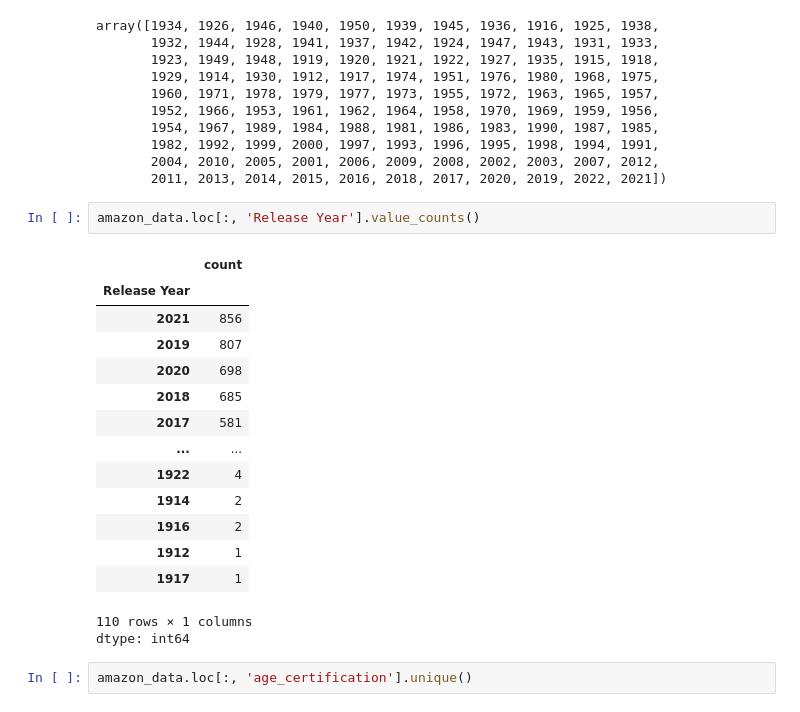
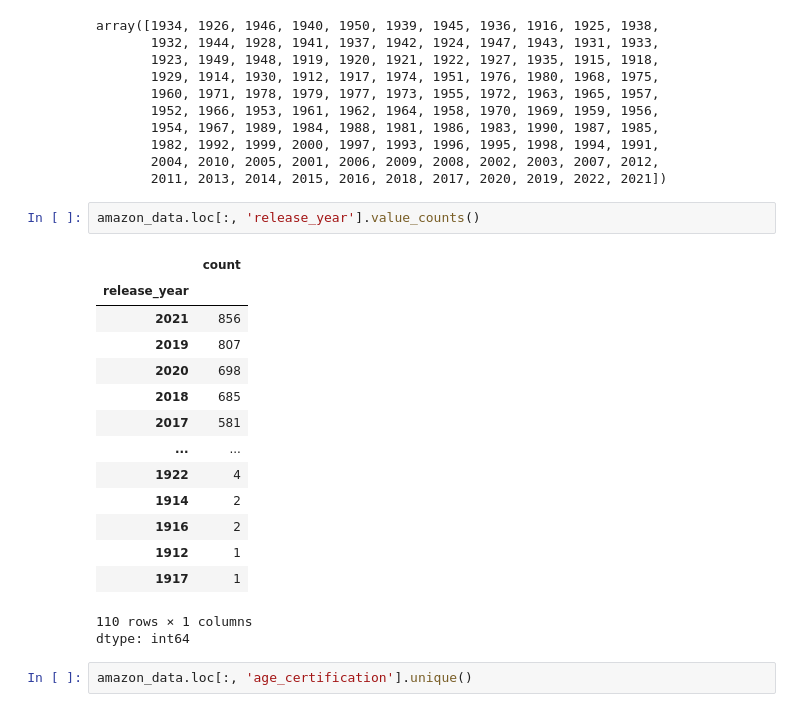
Before and after one commit to rasika123007/amazon_dataset_eda, a Jupyter notebook: Capstone_Project_Amazon_Prime_TV_Shows_And_Movies.ipynb, the cells around one changed output. Cells and saved outputs as stored; diff of their text form.

```diff
--- a/Capstone_Project_Amazon_Prime_TV_Shows_And_Movies.ipynb
+++ b/Capstone_Project_Amazon_Prime_TV_Shows_And_Movies.ipynb
@@ -533,10 +535,10 @@ array([1934, 1926, 1946, 1940, 1950, 1939, 1945, 1936, 1916, 1925, 1938,
        2004, 2010, 2005, 2001, 2006, 2009, 2008, 2002, 2003, 2007, 2012,
        2011, 2013, 2014, 2015, 2016, 2018, 2017, 2020, 2019, 2022, 2021])
 # %%
-amazon_data.loc[:, 'Release Year'].value_counts()
+amazon_data.loc[:, 'release_year'].value_counts()
 # %% [output]
 |  | count |
-| Release Year |  |
+| release_year |  |
 | 2021 | 856 |
 | 2019 | 807 |
 | 2020 | 698 |
```
Also changed, not shown: parts of 27 cells of this notebook.
